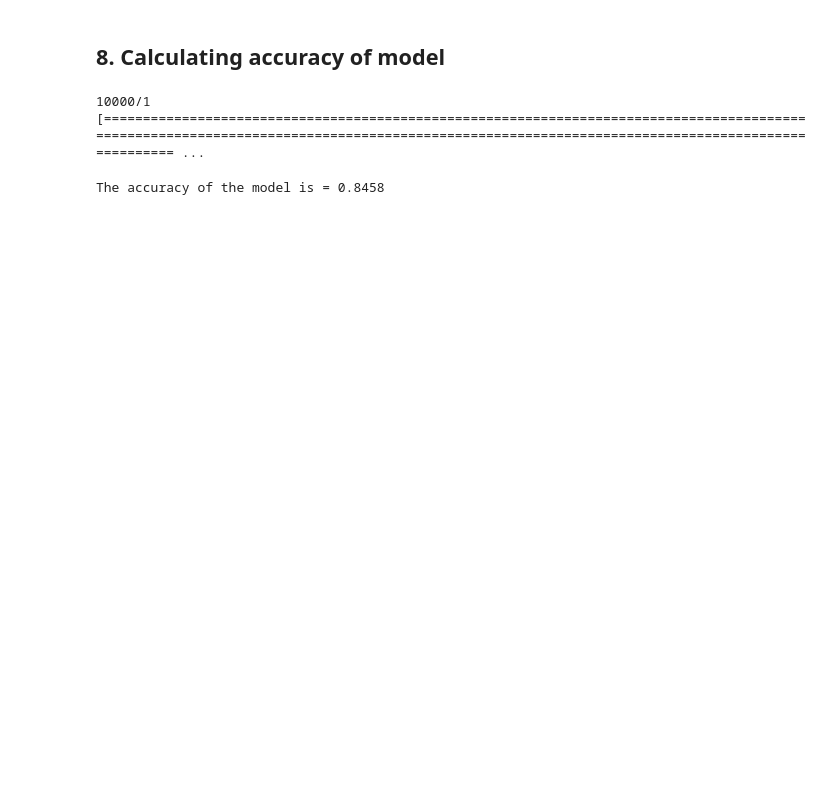
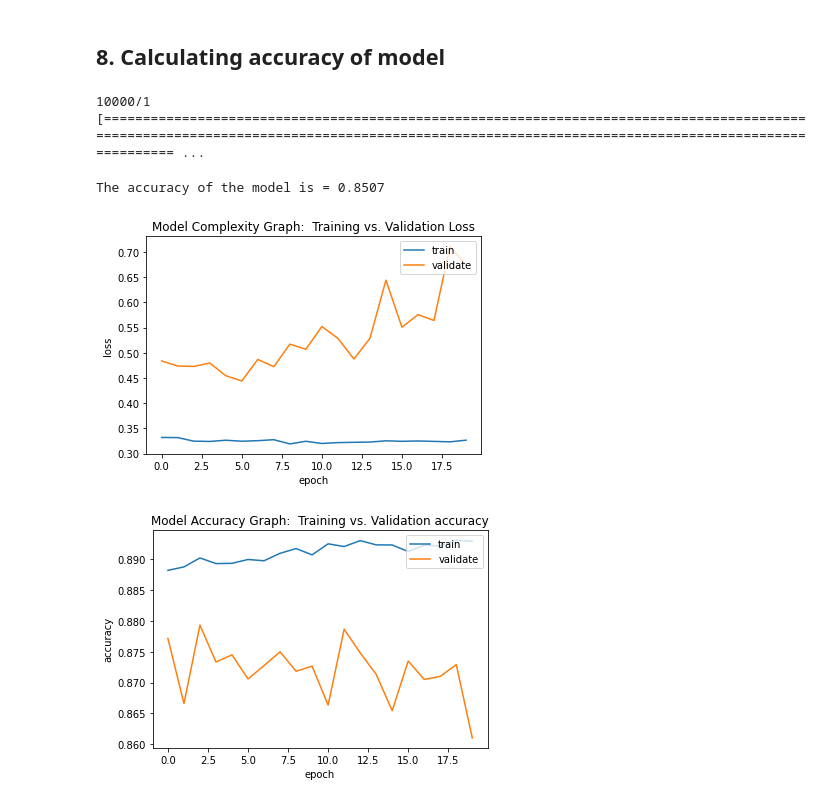
Before and after one commit to MainakRepositor/Deep-Learning-Python, a Jupyter notebook: Fashion_MNIST_Categorization_(CNN)_.ipynb, the cells around one changed output. Drawn from its saved outputs; the diff is of its cells as text; code cells hidden in the pictures; blank space fills up the shorter version.

```diff
--- a/Fashion_MNIST_Categorization_(CNN)_.ipynb
+++ b/Fashion_MNIST_Categorization_(CNN)_.ipynb
@@ -202,5 +202,5 @@ _________________________________________________________________
 model.compile(optimiszer='adam',loss='sparse_categorical_crossentropy',metrics=['accuracy'])
 # %%
 # fitting the model
-model.fit(x_train,y_train,epochs=100)
+history = model.fit(x_train,y_train,validation_split=0.2,epochs=20)
 # %% [output]
@@ -231,4 +230,24 @@ test_loss,test_acc = model.evaluate(x_test,y_test)
 # %%
 print("The accuracy of the model is =",test_acc)
 # %% [output]
-The accuracy of the model is = 0.8458
+The accuracy of the model is = 0.8507
+# %%
+plt.figure(1)
+plt.plot(history.history['loss'])
+plt.plot(history.history['val_loss'])
+plt.title('Model Complexity Graph:  Training vs. Validation Loss')
+plt.ylabel('loss')
+plt.xlabel('epoch')
+plt.legend(['train', 'validate'], loc='upper right')
+
+plt.figure(2)
+plt.plot(history.history['accuracy'])
+plt.plot(history.history['val_accuracy'])
+plt.title('Model Accuracy Graph:  Training vs. Validation accuracy')
+plt.ylabel('accuracy')
+plt.xlabel('epoch')
+plt.legend(['train', 'validate'], loc='upper right')
+plt.show()
+# %% [output]
+[figure, added]
+[figure, added]
```
Also changed, not shown: parts of 2 cells of this notebook.
